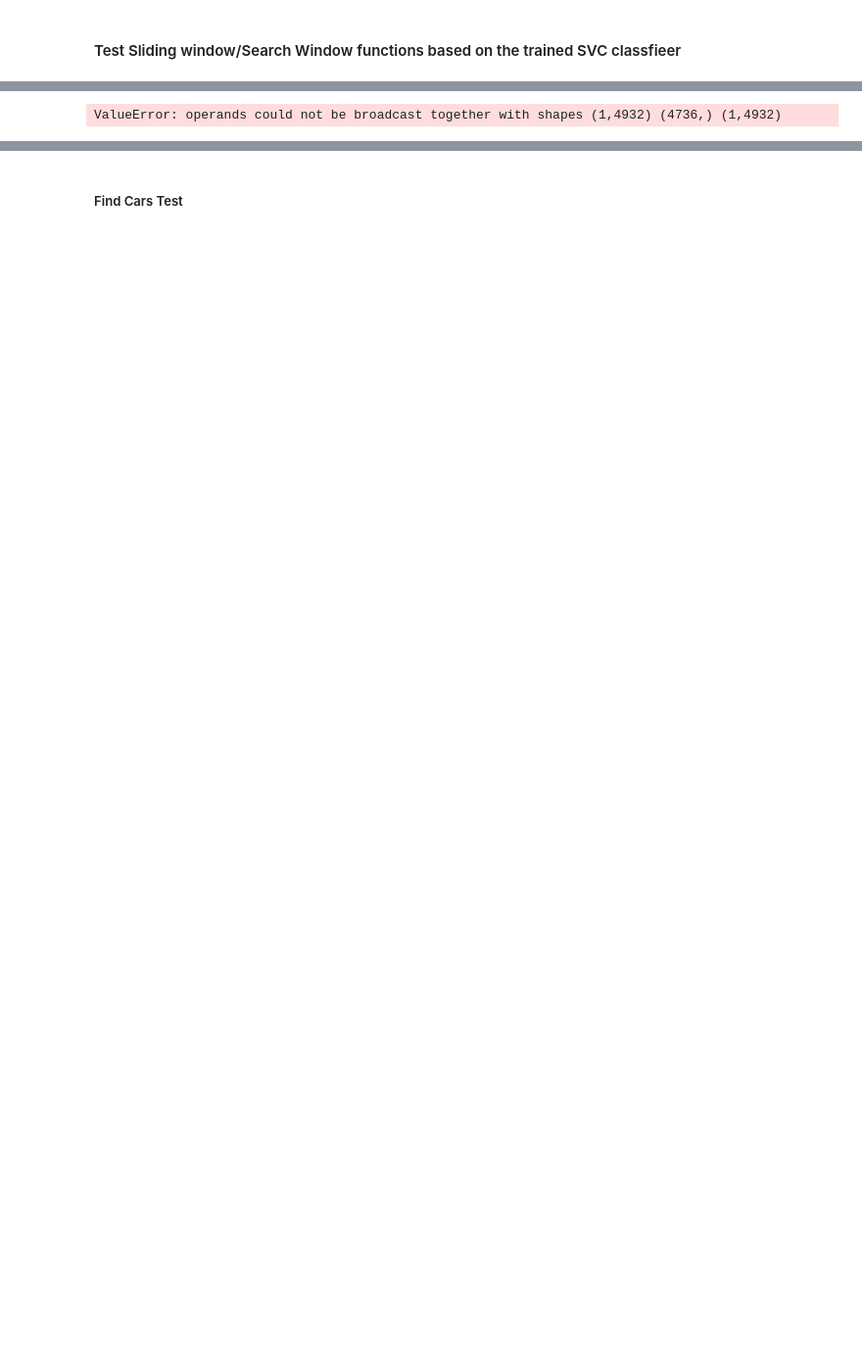
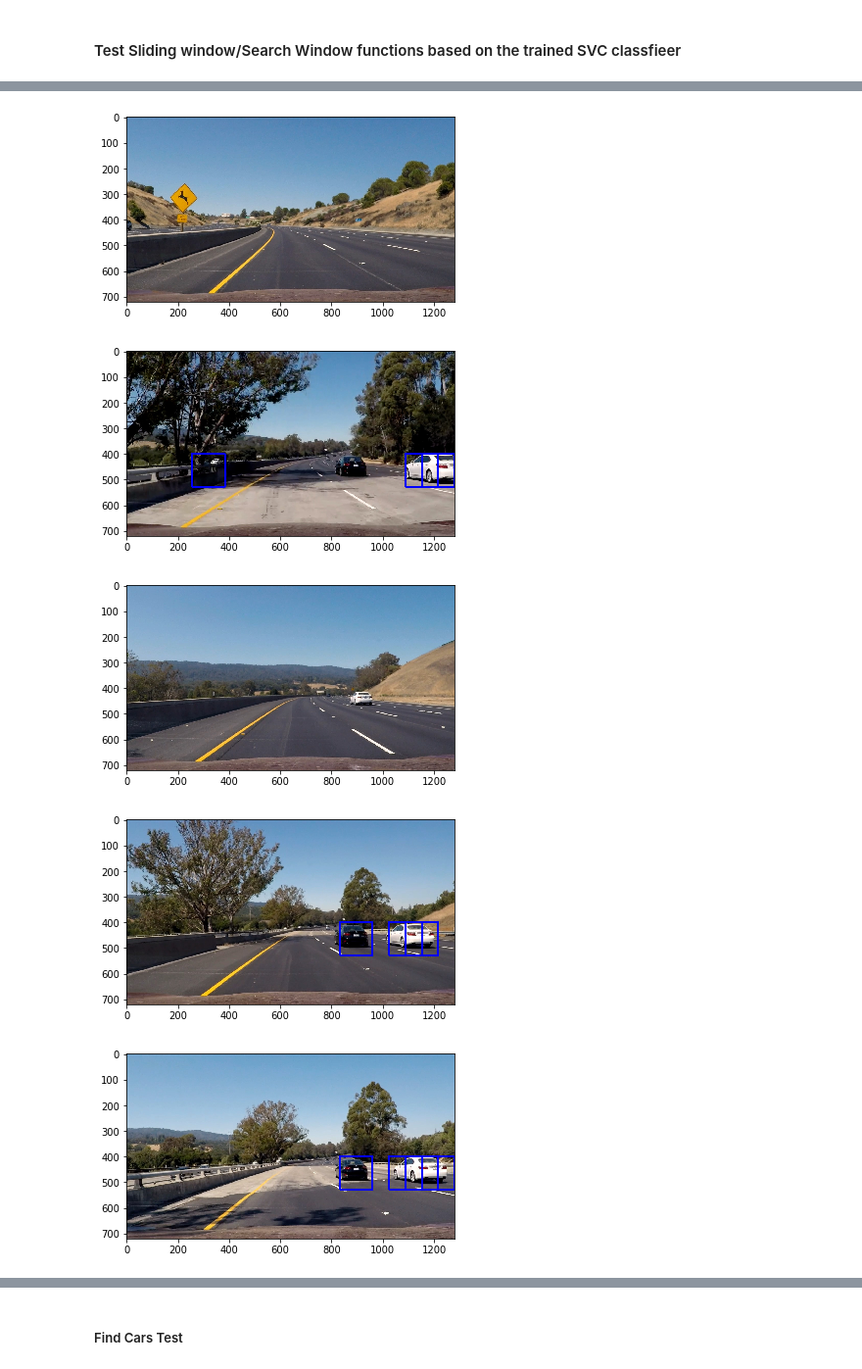
Before and after one commit to rnaidu02/CarND-Vehicle-Detect-Tracking, a Jupyter notebook: Vehicle-Detection-Tracking.ipynb, the cells around one changed output, grey strips where cells are left out. Shown at 98% size. Saved outputs shown, nothing was run; the diff lists cells and outputs as text; code cells hidden in the pictures; blank space fills up the shorter version.

```diff
--- a/Vehicle-Detection-Tracking.ipynb
+++ b/Vehicle-Detection-Tracking.ipynb
@@ -505,7 +517,7 @@ for image_name in test_images:
     image = image.astype(np.float32)/255
     y_start_stop = [400, 550] # Min and max in y to search in slide_window()
     windows = slide_window(image, x_start_stop=[None, None], y_start_stop=y_start_stop,
-                        xy_window=(96, 96), xy_overlap=(0.5, 0.5))
+                        xy_window=(128, 128), xy_overlap=(0.5, 0.5))
 
     hot_windows = search_windows(image, windows, svc, X_scaler, color_space=color_space,
                             spatial_size=spatial_size, hist_bins=hist_bins,
@@ -524 +534,5 @@ for image_name in test_images:
-ValueError: operands could not be broadcast together with shapes (1,4932) (4736,) (1,4932)
+[figure, added]
+[figure, added]
+[figure, added]
+[figure, added]
+[figure, added]
```
Also changed, not shown: parts of 10 cells of this notebook.
